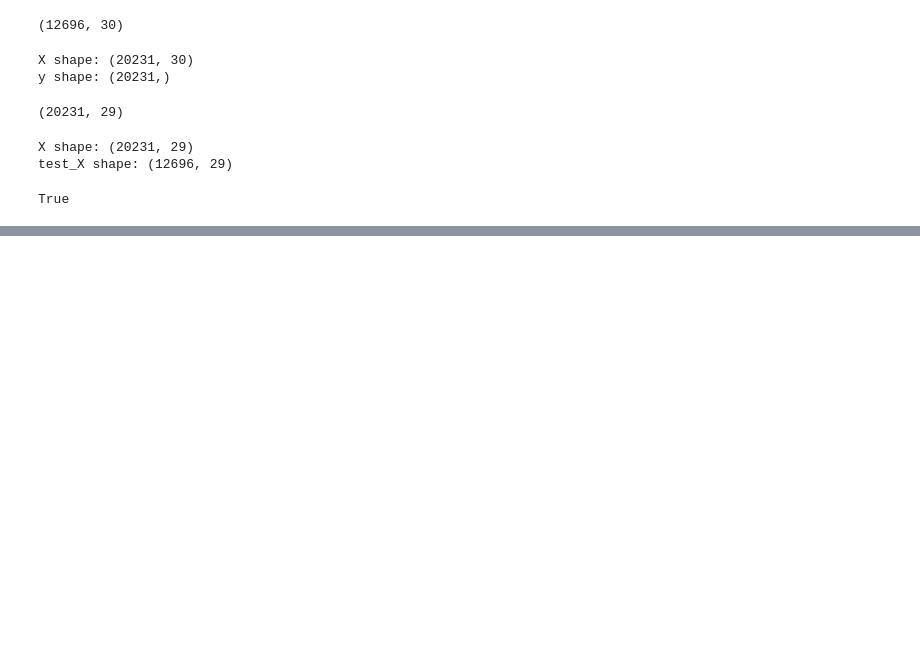
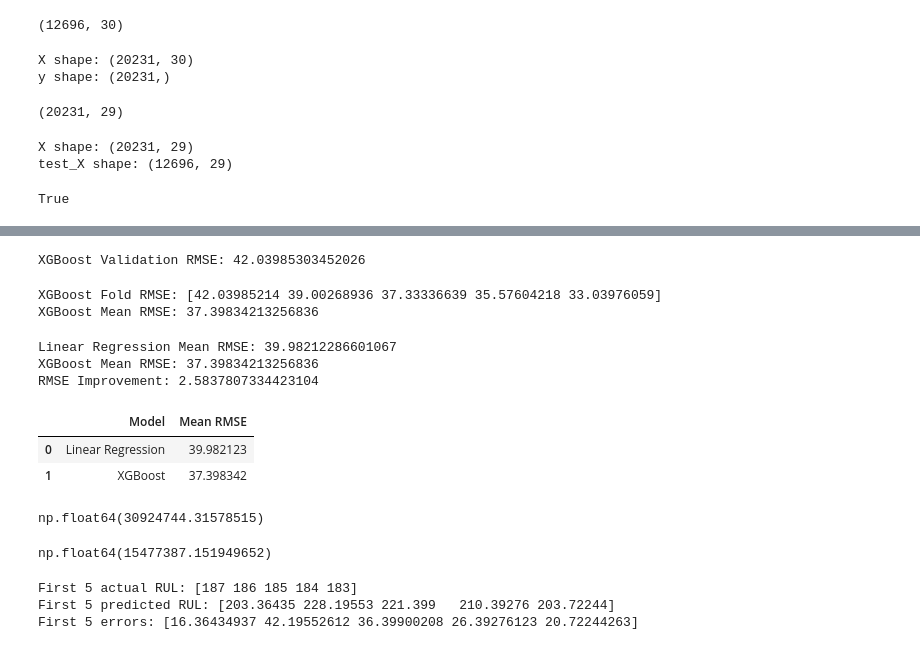
Before and after one commit to NeelLimbani2812/rul-turbofan-fd001, a Jupyter notebook: notebooks/01_load_data.ipynb, the cells around one changed output, grey strips where cells are left out. Cells and saved outputs as stored; diff of their text form; code cells hidden in the pictures; blank space fills up the shorter version.

Commit message:
Evaluate baseline and XGBoost models

```diff
--- a/notebooks/01_load_data.ipynb
+++ b/notebooks/01_load_data.ipynb
@@ -596,0 +628,4 @@ True
+# %%
+baseline_rmse = rmse_scores.mean()
+
+print("Baseline RMSE:", baseline_rmse)
@@ -596,0 +677,11 @@ True
+# %%
+from xgboost import XGBRegressor
+
+xgb_model = XGBRegressor(
+    n_estimators=100,
+    max_depth=4,
+    learning_rate=0.1,
+    random_state=42
+)
+# %%
+xgb_model.fit(X_train, y_train)
@@ -596,0 +702,45 @@ True
+# %%
+xgb_rmse = np.sqrt(mean_squared_error(y_val, xgb_pred))
+
+print("XGBoost Validation RMSE:", xgb_rmse)
+# %% [output]
+XGBoost Validation RMSE: 42.03985303452026
+# %%
+xgb_scores = cross_val_score(
+    xgb_model,
+    X,
+    y,
+    cv=group_kfold,
+    groups=train_df["unit"],
+    scoring="neg_root_mean_squared_error"
+)
+
+xgb_rmse_scores = -xgb_scores
+
+print("XGBoost Fold RMSE:", xgb_rmse_scores)
+print("XGBoost Mean RMSE:", xgb_rmse_scores.mean())
+# %% [output]
+XGBoost Fold RMSE: [42.03985214 39.00268936 37.33336639 35.57604218 33.03976059]
+XGBoost Mean RMSE: 37.39834213256836
+# %%
+print("Linear Regression Mean RMSE:", baseline_rmse)
+print("XGBoost Mean RMSE:", xgb_rmse_scores.mean())
+print("RMSE Improvement:", baseline_rmse - xgb_rmse_scores.mean())
+# %% [output]
+Linear Regression Mean RMSE: 39.98212286601067
+XGBoost Mean RMSE: 37.39834213256836
+RMSE Improvement: 2.5837807334423104
+# %%
+model_comparison = pd.DataFrame({
+    "Model": ["Linear Regression", "XGBoost"],
+    "Mean RMSE": [
+        baseline_rmse,
+        xgb_rmse_scores.mean()
+    ]
+})
+
+model_comparison
+# %% [output]
+|  | Model | Mean RMSE |
+| 0 | Linear Regression | 39.982123 |
+| 1 | XGBoost | 37.398342 |
@@ -596,0 +758,20 @@ True
+# %%
+phm08_score(y_val, y_pred)
+# %% [output]
+np.float64(30924744.31578515)
+# %%
+xgb_phm08_score = phm08_score(y_val, xgb_pred)
+
+xgb_phm08_score
+# %% [output]
+np.float64(15477387.151949652)
+# %%
+errors = xgb_pred - y_val.to_numpy()
+
+print("First 5 actual RUL:", y_val.to_numpy()[:5])
+print("First 5 predicted RUL:", xgb_pred[:5])
+print("First 5 errors:", errors[:5])
+# %% [output]
+First 5 actual RUL: [187 186 185 184 183]
+First 5 predicted RUL: [203.36435 228.19553 221.399   210.39276 203.72244]
+First 5 errors: [16.36434937 42.19552612 36.39900208 26.39276123 20.72244263]
```
Also changed, not shown: parts of 14 cells of this notebook.
